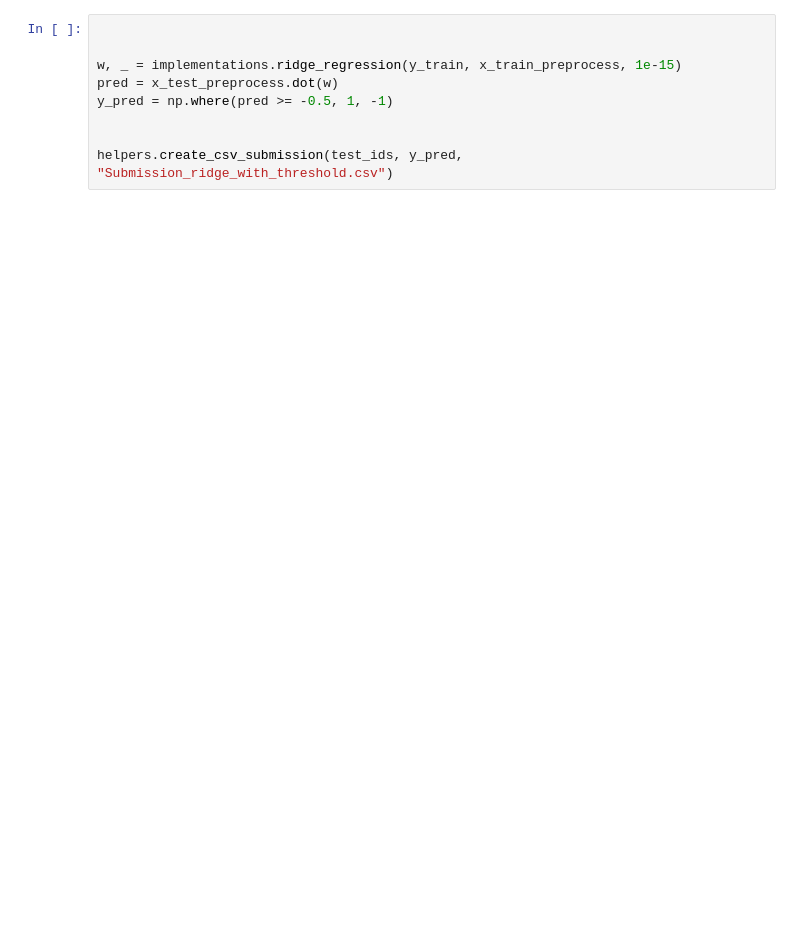
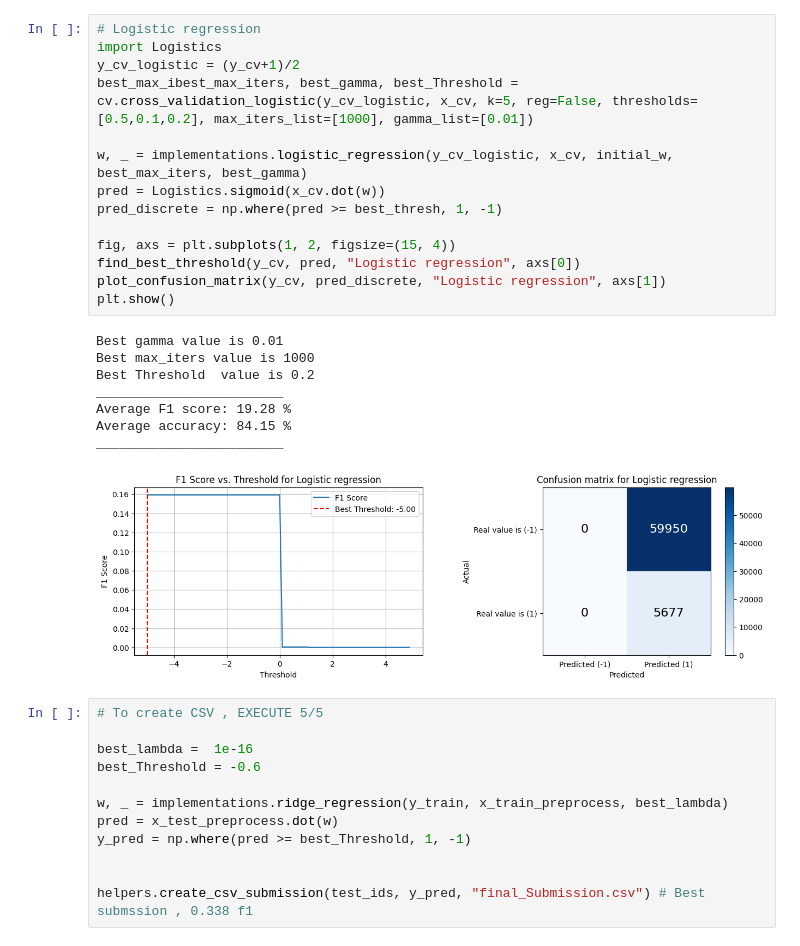
Before and after one commit to mimimamalah/CVD_prediction, a Jupyter notebook: run.ipynb, the cells around one changed output. Drawn from its saved outputs; the diff is of its cells as text; blank space fills up the shorter version.

```diff
--- a/run.ipynb
+++ b/run.ipynb
@@ -119,9 +159,35 @@ ________________________
+# %%
+# Logistic regression
+import Logistics
+y_cv_logistic = (y_cv+1)/2
+best_max_ibest_max_iters, best_gamma, best_Threshold = cv.cross_validation_logistic(y_cv_logistic, x_cv, k=5, reg=False, thresholds=[0.5,0.1,0.2], max_iters_list=[1000], gamma_list=[0.01])
+
+w, _ = implementations.logistic_regression(y_cv_logistic, x_cv, initial_w, best_max_iters, best_gamma)
+pred = Logistics.sigmoid(x_cv.dot(w))
+pred_discrete = np.where(pred >= best_thresh, 1, -1)
+
+fig, axs = plt.subplots(1, 2, figsize=(15, 4))
+find_best_threshold(y_cv, pred, "Logistic regression", axs[0])
+plot_confusion_matrix(y_cv, pred_discrete, "Logistic regression", axs[1])
+plt.show()
+# %% [output]
+Best gamma value is 0.01
+Best max_iters value is 1000
+Best Threshold  value is 0.2
+________________________
+Average F1 score: 19.28 %
+Average accuracy: 84.15 %
+________________________
+[figure, added]
 # %%
+# To create CSV , EXECUTE 5/5
+
+best_lambda =  1e-16
+best_Threshold = -0.6
+
+w, _ = implementations.ridge_regression(y_train, x_train_preprocess, best_lambda)
+pred = x_test_preprocess.dot(w)
+y_pred = np.where(pred >= best_Threshold, 1, -1)
 
 
-w, _ = implementations.ridge_regression(y_train, x_train_preprocess, 1e-15)
-pred = x_test_preprocess.dot(w)
-y_pred = np.where(pred >= -0.5, 1, -1)
-
-
-helpers.create_csv_submission(test_ids, y_pred, "Submission_ridge_with_threshold.csv")
+helpers.create_csv_submission(test_ids, y_pred, "final_Submission.csv") # Best submssion , 0.338 f1
```
Also changed, not shown: parts of 12 cells of this notebook, 4 other files.
